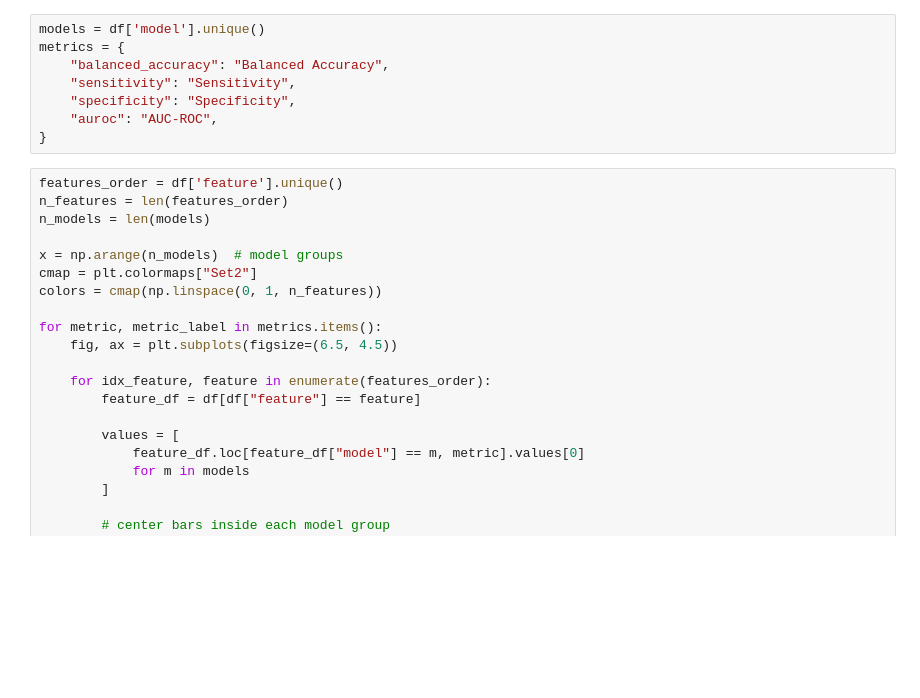
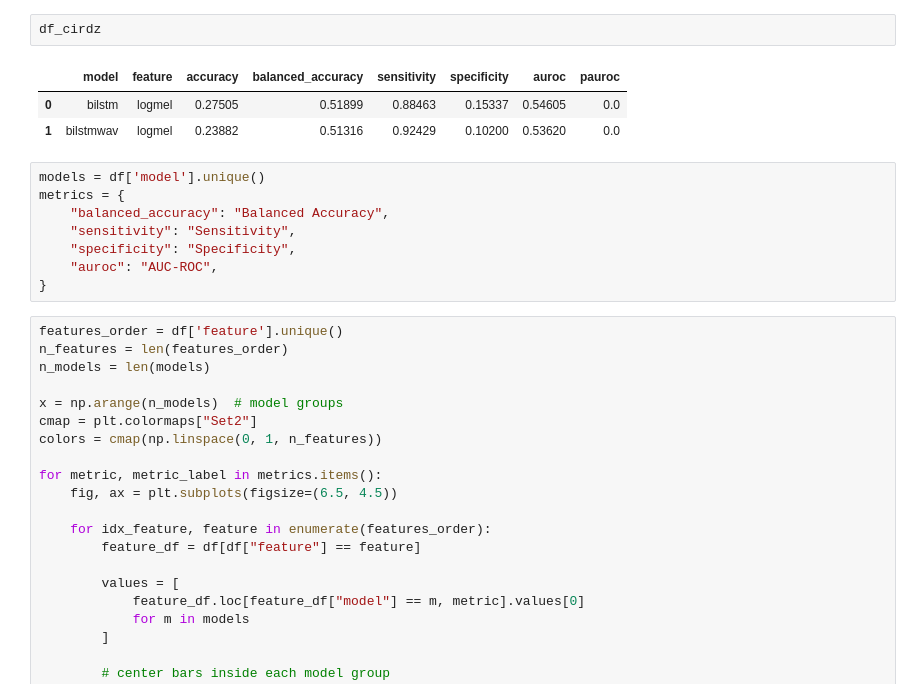
Before and after one commit to arkiven4/NXSCough, a Jupyter notebook: notebooks/compare_resultlogs.ipynb, the cells around one changed output. Cells and saved outputs as stored; diff of their text form; blank space fills up the shorter version.

```diff
--- a/notebooks/compare_resultlogs.ipynb
+++ b/notebooks/compare_resultlogs.ipynb
@@ -124,3 +133,9 @@ df
+# %%
+df_cirdz
+# %% [output]
+|  | model | feature | accuracy | balanced_accuracy | sensitivity | specificity | auroc | pauroc |
+| 0 | bilstm | logmel | 0.27505 | 0.51899 | 0.88463 | 0.15337 | 0.54605 | 0.0 |
+| 1 | bilstmwav | logmel | 0.23882 | 0.51316 | 0.92429 | 0.10200 | 0.53620 | 0.0 |
 # %%
 models = df['model'].unique()
 metrics = {
```
Also changed, not shown: parts of 3 cells of this notebook, 21 other files.
